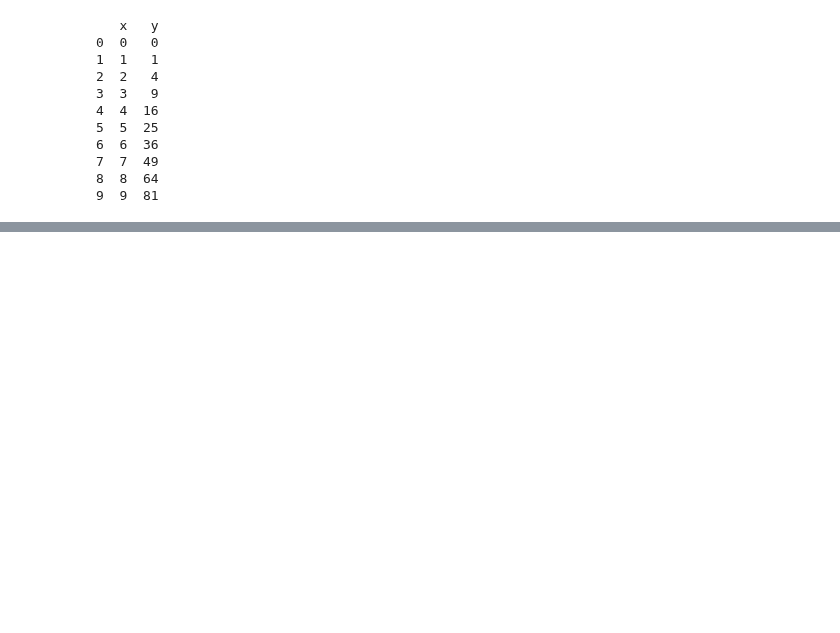
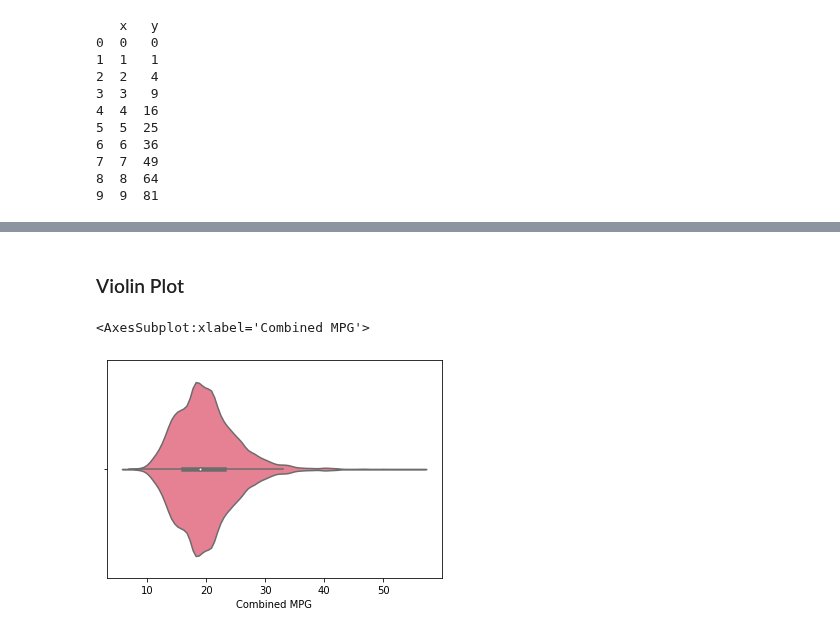
Before and after one commit to davidegonzale/data-pt-ber-08-20, a Jupyter notebook: Labs/module-2_labs/Class notes /matlotlib-seaborn-class.ipynb, the cells around one changed output, grey strips where cells are left out. Saved outputs shown, nothing was run; the diff lists cells and outputs as text; code cells hidden in the pictures; blank space fills up the shorter version.

```diff
--- a/Labs/module-2_labs/Class notes /matlotlib-seaborn-class.ipynb
+++ b/Labs/module-2_labs/Class notes /matlotlib-seaborn-class.ipynb
@@ -40,0 +53,7 @@ sns.lmplot('x', 'y', data=df)
+# %% [markdown]
+### Violin Plot
+# %%
+sns.violinplot('Combined MPG', data = data)
+# %% [output]
+<AxesSubplot:xlabel='Combined MPG'>
+[figure, added]
```
Also changed, not shown: parts of 14 cells of this notebook, 3 other files.
